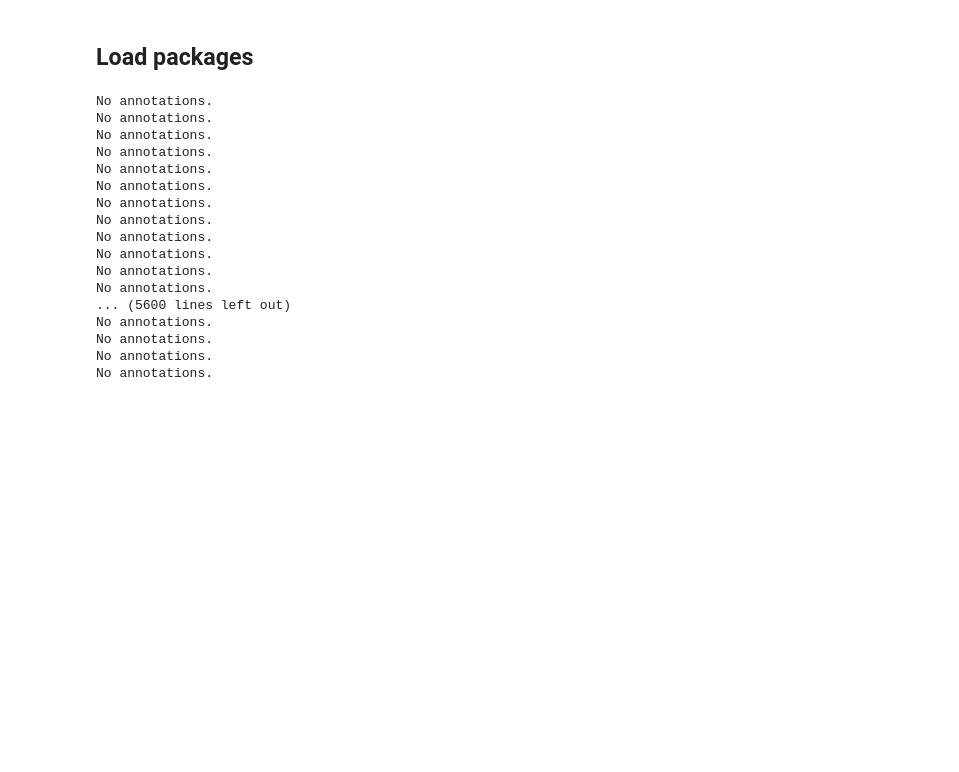
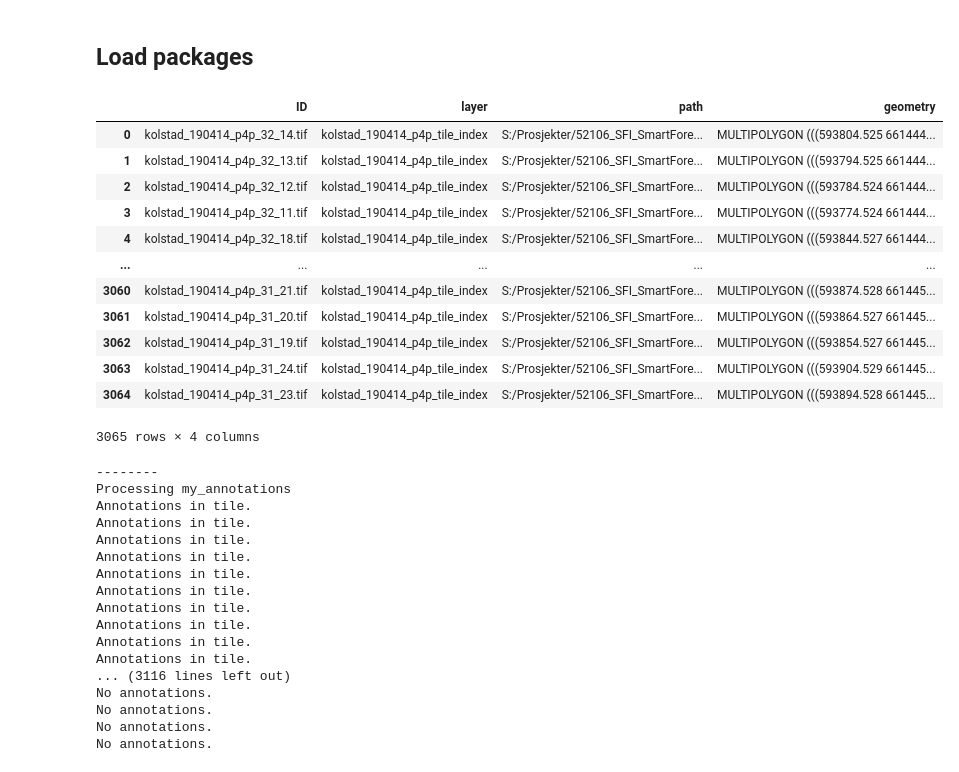
Before and after one commit to juliwold/DeepLearning_HomeExercise, a Jupyter notebook: scripts/2-utm_to_yolo.ipynb, the cells around one changed output. Cells and saved outputs as stored; diff of their text form; code cells hidden in the pictures; blank space fills up the shorter version.

Commit message:
Fix issue of  bordering unannotated tiles
Unannotated tiles bordering annotated tiles were annotated by overflowing annotations. Fixed by processing only the annotated tiles.

```diff
--- a/scripts/2-utm_to_yolo.ipynb
+++ b/scripts/2-utm_to_yolo.ipynb
@@ -15,9 +14,28 @@ path_to_tiles = "..\\data\\tiles\\full_data"
 tile_index = gpd.read_file(path_to_tile_index)
+# %%
+tile_index
+# %% [output]
+|  | ID | layer | path | geometry |
+| 0 | kolstad_190414_p4p_32_14.tif | kolstad_190414_p4p_tile_index | S:/Prosjekter/52106_SFI_SmartFore... | MULTIPOLYGON (((593804.525 661444... |
+| 1 | kolstad_190414_p4p_32_13.tif | kolstad_190414_p4p_tile_index | S:/Prosjekter/52106_SFI_SmartFore... | MULTIPOLYGON (((593794.525 661444... |
+| 2 | kolstad_190414_p4p_32_12.tif | kolstad_190414_p4p_tile_index | S:/Prosjekter/52106_SFI_SmartFore... | MULTIPOLYGON (((593784.524 661444... |
+| 3 | kolstad_190414_p4p_32_11.tif | kolstad_190414_p4p_tile_index | S:/Prosjekter/52106_SFI_SmartFore... | MULTIPOLYGON (((593774.524 661444... |
+| 4 | kolstad_190414_p4p_32_18.tif | kolstad_190414_p4p_tile_index | S:/Prosjekter/52106_SFI_SmartFore... | MULTIPOLYGON (((593844.527 661444... |
+| ... | ... | ... | ... | ... |
+| 3060 | kolstad_190414_p4p_31_21.tif | kolstad_190414_p4p_tile_index | S:/Prosjekter/52106_SFI_SmartFore... | MULTIPOLYGON (((593874.528 661445... |
+| 3061 | kolstad_190414_p4p_31_20.tif | kolstad_190414_p4p_tile_index | S:/Prosjekter/52106_SFI_SmartFore... | MULTIPOLYGON (((593864.527 661445... |
+| 3062 | kolstad_190414_p4p_31_19.tif | kolstad_190414_p4p_tile_index | S:/Prosjekter/52106_SFI_SmartFore... | MULTIPOLYGON (((593854.527 661445... |
+| 3063 | kolstad_190414_p4p_31_24.tif | kolstad_190414_p4p_tile_index | S:/Prosjekter/52106_SFI_SmartFore... | MULTIPOLYGON (((593904.529 661445... |
+| 3064 | kolstad_190414_p4p_31_23.tif | kolstad_190414_p4p_tile_index | S:/Prosjekter/52106_SFI_SmartFore... | MULTIPOLYGON (((593894.528 661445... |
+3065 rows × 4 columns
 # %%
 class_names = ['tree']
 class_ids = {'tree': 0}
 # %%
 for a in annotations:
+    print("--------")
+    print(f"Processing {a}")
+    path_to_tiles = f"..\\data\\tiles\\{a}"
     path_to_annotation = f"..\\data\\annotated_data\\train\\{a}"
     annotation = gpd.read_file(f"{path_to_annotation}\\annotations.shp")
     annotation['class']='tree'
@@ -26,9 +44,9 @@ for a in annotations:
 
     tiles_imgs = glob.glob(f"{path_to_tiles}\\*.tif")
     tiles_names = [os.path.basename(path) for path in tiles_imgs]
-    tile_index = tile_index[tile_index['ID'].isin(tiles_names)]
+    tile_subset = tile_index[tile_index['ID'].isin(tiles_names)]
 
-    for i, tile in tile_index.iterrows():
+    for i, tile in tile_subset.iterrows():
         # iterate through all rows in tile index
         filename = tile['ID'] # get filename
 
@@ -53,6 +71,7 @@ for a in annotations:
         if not os.path.exists(f"{path_to_tiles}\\{filename}"):
             print("skip")
             continue
+        print("Annotations in tile.")
 
         try:
             one_img= Image.open(f"{path_to_tiles}\\{filename}") # read in the first one
@@ -128,20 +147,20 @@ for a in annotations:
                 dest_img = f"{output_dir}\\{filename}"
                 shutil.copy(src_img, dest_img)
 # %% [output]
+--------
+Processing my_annotations
+Annotations in tile.
+Annotations in tile.
+Annotations in tile.
+Annotations in tile.
+Annotations in tile.
+Annotations in tile.
+Annotations in tile.
+Annotations in tile.
+Annotations in tile.
+Annotations in tile.
+... (3116 lines left out)
 No annotations.
 No annotations.
 No annotations.
 No annotations.
-No annotations.
-No annotations.
-No annotations.
-No annotations.
-No annotations.
-No annotations.
-No annotations.
-No annotations.
-... (5600 lines left out)
-No annotations.
-No annotations.
-No annotations.
-No annotations.
```
Also changed, not shown: parts of 1 cell of this notebook.
